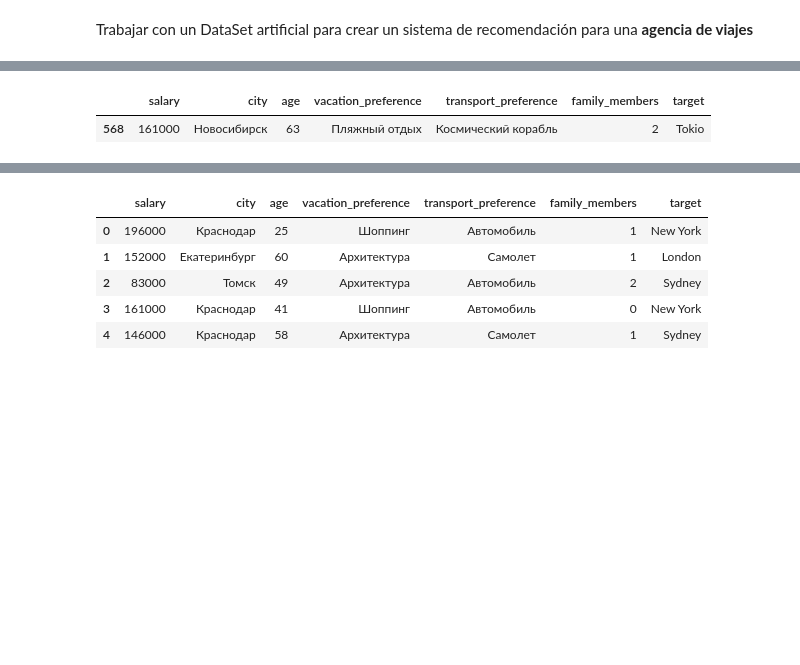
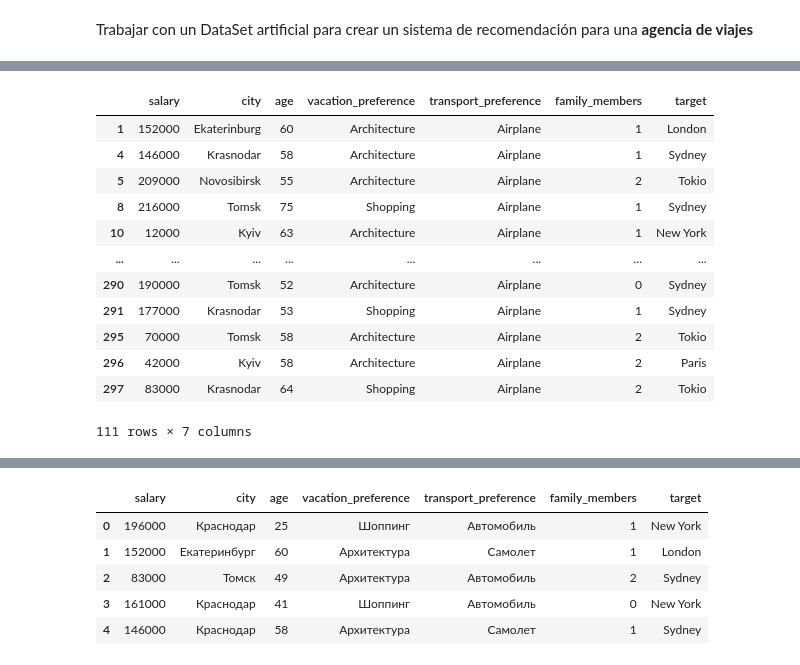
Before and after one commit to devaulyana/Data_training, a Jupyter notebook: pequeños proyectos/Aplicación_para_viajeros.ipynb, the cells around one changed output, grey strips where cells are left out. Drawn from its saved outputs; the diff is of its cells as text; code cells hidden in the pictures; blank space fills up the shorter version.

```diff
--- a/pequeños proyectos/Aplicación_para_viajeros.ipynb
+++ b/pequeños proyectos/Aplicación_para_viajeros.ipynb
@@ -5,5 +5,9 @@ import pandas as pd
 import numpy as np
 
 df = pd.read_excel(r'C:\Users\Ульяна\Desktop\jupiter\datasets\trips_data.xlsx', index_col=0)
-df.head(10)
+# Сокращаем датасет до 50 строк
+df = df.head(300)
+
+# Выводим результат
+print(df)
 # %% [output]
@@ -20,0 +31,7 @@ df.head(10)
+# %%
+from googletrans import Translator
+
+def trans(s):
+  from googletrans import Translator
+  translator = Translator()
+  return (translator.translate(s).text)
@@ -20,0 +53,4 @@ df.head(10)
+# %%
+df.city = df.city.apply(trans)
+df.vacation_preference = df.vacation_preference.apply(trans)
+df.transport_preference = df.transport_preference.apply(trans)
@@ -26,6 +82,17 @@ df['family_members'].hist()
 # %%
-df[df['transport_preference'] == 'Космический корабль']
+df[df['transport_preference'] == 'Airplane']
 # %% [output]
 |  | salary | city | age | vacation_preference | transport_preference | family_members | target |
-| 568 | 161000 | Новосибирск | 63 | Пляжный отдых | Космический корабль | 2 | Tokio |
+| 1 | 152000 | Ekaterinburg | 60 | Architecture | Airplane | 1 | London |
+| 4 | 146000 | Krasnodar | 58 | Architecture | Airplane | 1 | Sydney |
+| 5 | 209000 | Novosibirsk | 55 | Architecture | Airplane | 2 | Tokio |
+| 8 | 216000 | Tomsk | 75 | Shopping | Airplane | 1 | Sydney |
+| 10 | 12000 | Kyiv | 63 | Architecture | Airplane | 1 | New York |
+| ... | ... | ... | ... | ... | ... | ... | ... |
+| 290 | 190000 | Tomsk | 52 | Architecture | Airplane | 0 | Sydney |
+| 291 | 177000 | Krasnodar | 53 | Shopping | Airplane | 1 | Sydney |
+| 295 | 70000 | Tomsk | 58 | Architecture | Airplane | 2 | Tokio |
+| 296 | 42000 | Kyiv | 58 | Architecture | Airplane | 2 | Paris |
+| 297 | 83000 | Krasnodar | 64 | Shopping | Airplane | 2 | Tokio |
+111 rows × 7 columns
 # %%
```
Also changed, not shown: parts of 21 cells of this notebook.
